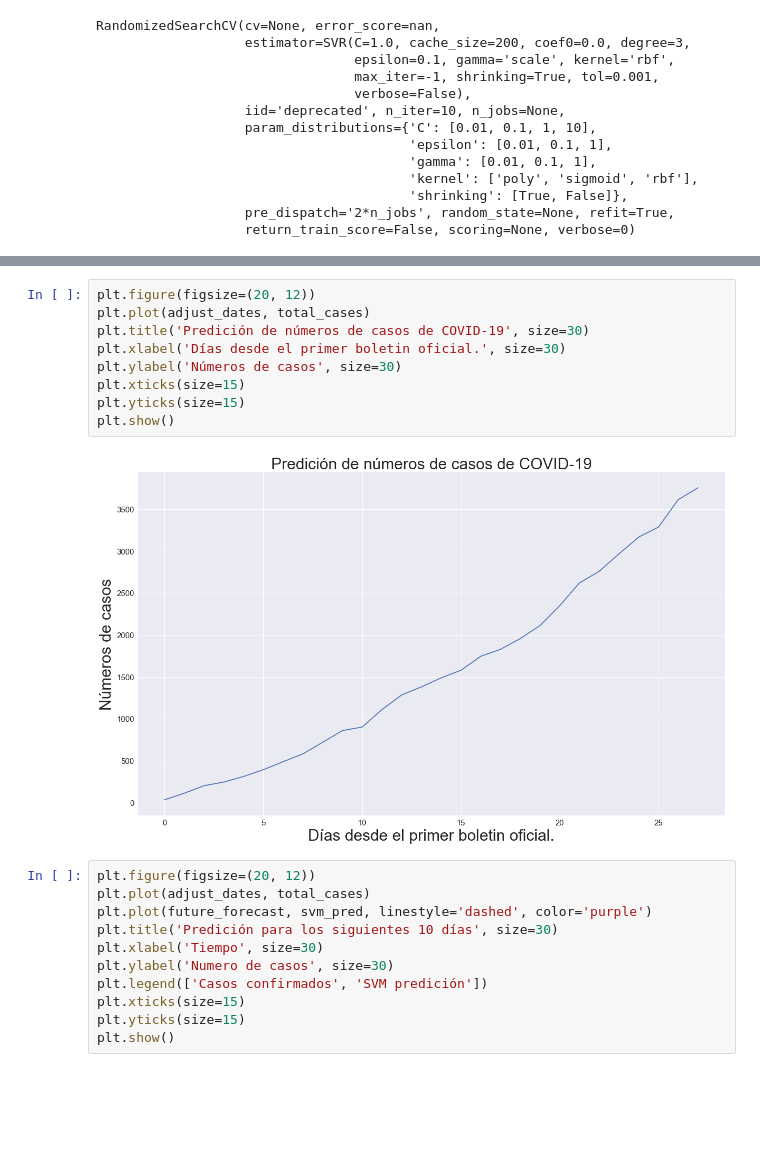
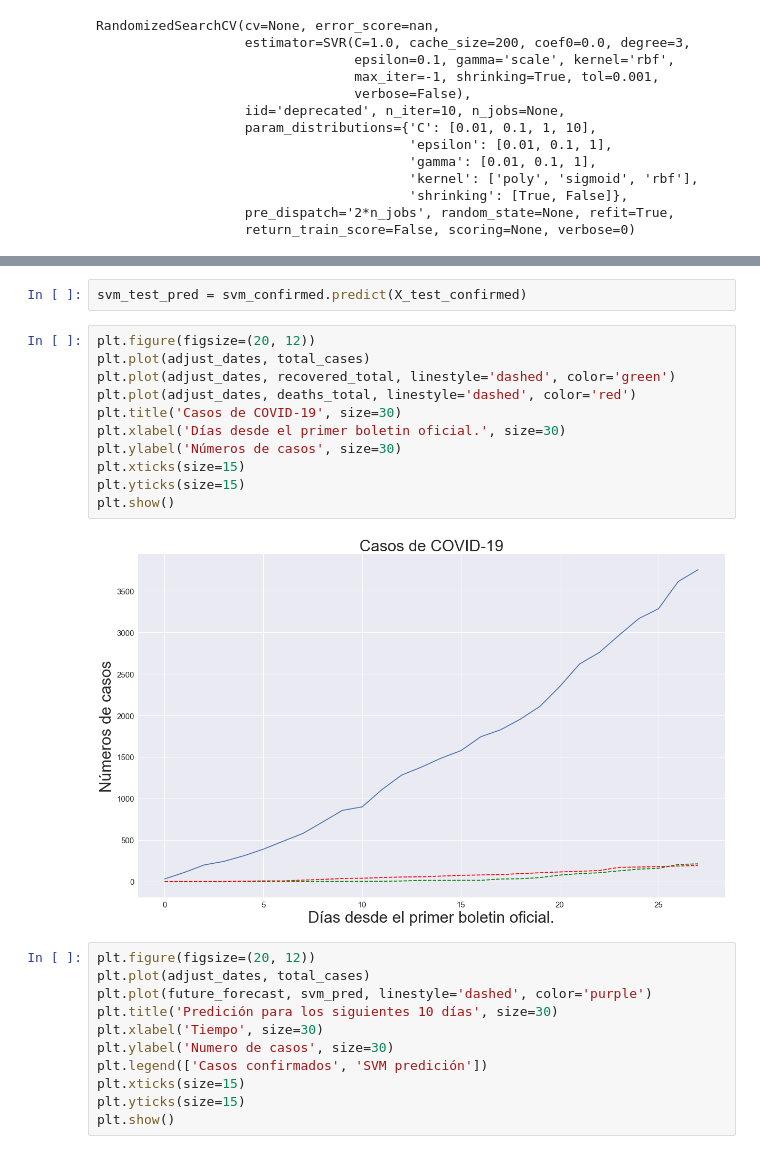
Before and after one commit to OliverArthur/covid-19-red, a Jupyter notebook: covid-19.ipynb, the cells around one changed output, grey strips where cells are left out. Cells and saved outputs as stored; diff of their text form; blank space fills up the shorter version.

```diff
--- a/covid-19.ipynb
+++ b/covid-19.ipynb
@@ -274,14 +242,18 @@ MSE: 591818.7264482765
+# %%
+svm_test_pred = svm_confirmed.predict(X_test_confirmed)
 # %%
 plt.figure(figsize=(20, 12))
 plt.plot(adjust_dates, total_cases)
-plt.title('Predición de números de casos de COVID-19', size=30)
+plt.plot(adjust_dates, recovered_total, linestyle='dashed', color='green')
+plt.plot(adjust_dates, deaths_total, linestyle='dashed', color='red')
+plt.title('Casos de COVID-19', size=30)
 plt.xlabel('Días desde el primer boletin oficial.', size=30)
 plt.ylabel('Números de casos', size=30)
 plt.xticks(size=15)
 plt.yticks(size=15)
 plt.show()
 # %% [output]
-[figure, old version]
+[figure, new version]
 # %%
 plt.figure(figsize=(20, 12))
 plt.plot(adjust_dates, total_cases)
```
Also changed, not shown: parts of 5 cells of this notebook, 2 other files.
